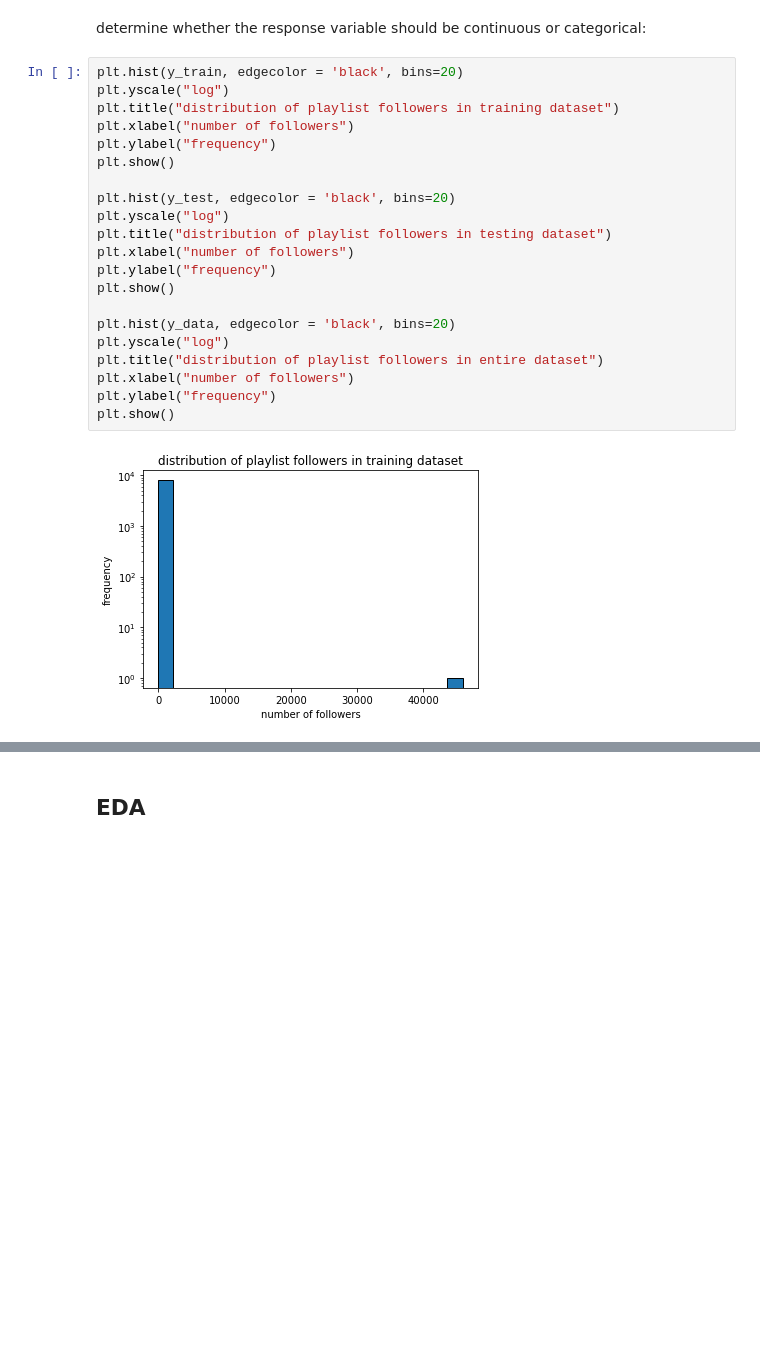
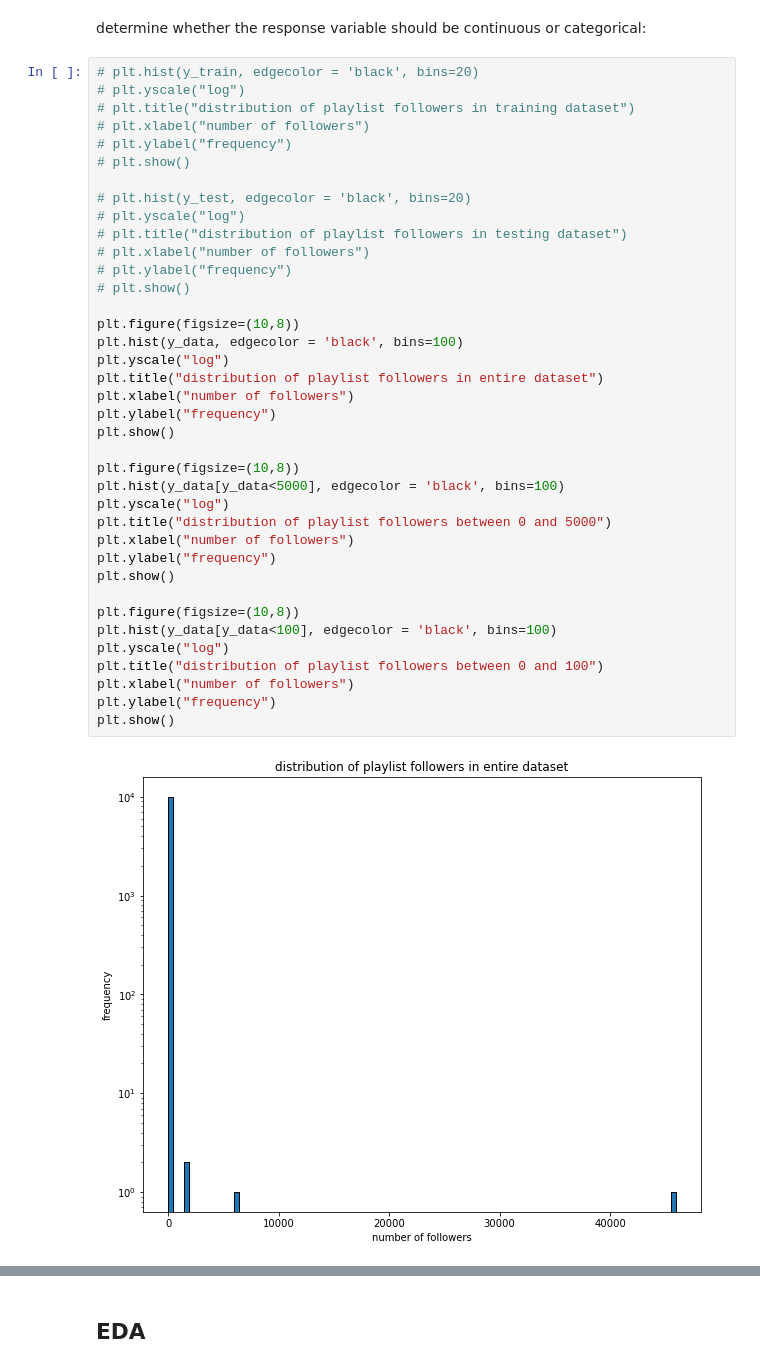
Before and after one commit to danielagarcia319/cs109a-final-project, a Jupyter notebook: Milestone 2.ipynb, the cells around one changed output, grey strips where cells are left out. Saved outputs shown, nothing was run; the diff lists cells and outputs as text; blank space fills up the shorter version.

Commit message:
added visuals stratifying the bars in 0-5000 range, also code for storing randomly sampled data locally for temporary purposes

```diff
--- a/Milestone 2.ipynb
+++ b/Milestone 2.ipynb
@@ -197,25 +213,42 @@ X_train, X_test, y_train, y_test = train_test_split(X_data, y_data, train_size =
 # %% [markdown]
 determine whether the response variable should be continuous or categorical:
 # %%
-plt.hist(y_train, edgecolor = 'black', bins=20)
-plt.yscale("log")
-plt.title("distribution of playlist followers in training dataset")
-plt.xlabel("number of followers")
-plt.ylabel("frequency")
-plt.show()
+# plt.hist(y_train, edgecolor = 'black', bins=20)
+# plt.yscale("log")
+# plt.title("distribution of playlist followers in training dataset")
+# plt.xlabel("number of followers")
+# plt.ylabel("frequency")
+# plt.show()
 
-plt.hist(y_test, edgecolor = 'black', bins=20)
-plt.yscale("log")
-plt.title("distribution of playlist followers in testing dataset")
-plt.xlabel("number of followers")
-plt.ylabel("frequency")
-plt.show()
+# plt.hist(y_test, edgecolor = 'black', bins=20)
+# plt.yscale("log")
+# plt.title("distribution of playlist followers in testing dataset")
+# plt.xlabel("number of followers")
+# plt.ylabel("frequency")
+# plt.show()
 
-plt.hist(y_data, edgecolor = 'black', bins=20)
+plt.figure(figsize=(10,8))
+plt.hist(y_data, edgecolor = 'black', bins=100)
 plt.yscale("log")
 plt.title("distribution of playlist followers in entire dataset")
 plt.xlabel("number of followers")
 plt.ylabel("frequency")
 plt.show()
+
+plt.figure(figsize=(10,8))
+plt.hist(y_data[y_data<5000], edgecolor = 'black', bins=100)
+plt.yscale("log")
+plt.title("distribution of playlist followers between 0 and 5000")
+plt.xlabel("number of followers")
+plt.ylabel("frequency")
+plt.show()
+
+plt.figure(figsize=(10,8))
+plt.hist(y_data[y_data<100], edgecolor = 'black', bins=100)
+plt.yscale("log")
+plt.title("distribution of playlist followers between 0 and 100")
+plt.xlabel("number of followers")
+plt.ylabel("frequency")
+plt.show()
 # %% [output]
-[figure, old version]
+[figure, new version]
```
Also changed, not shown: parts of 5 cells of this notebook.
